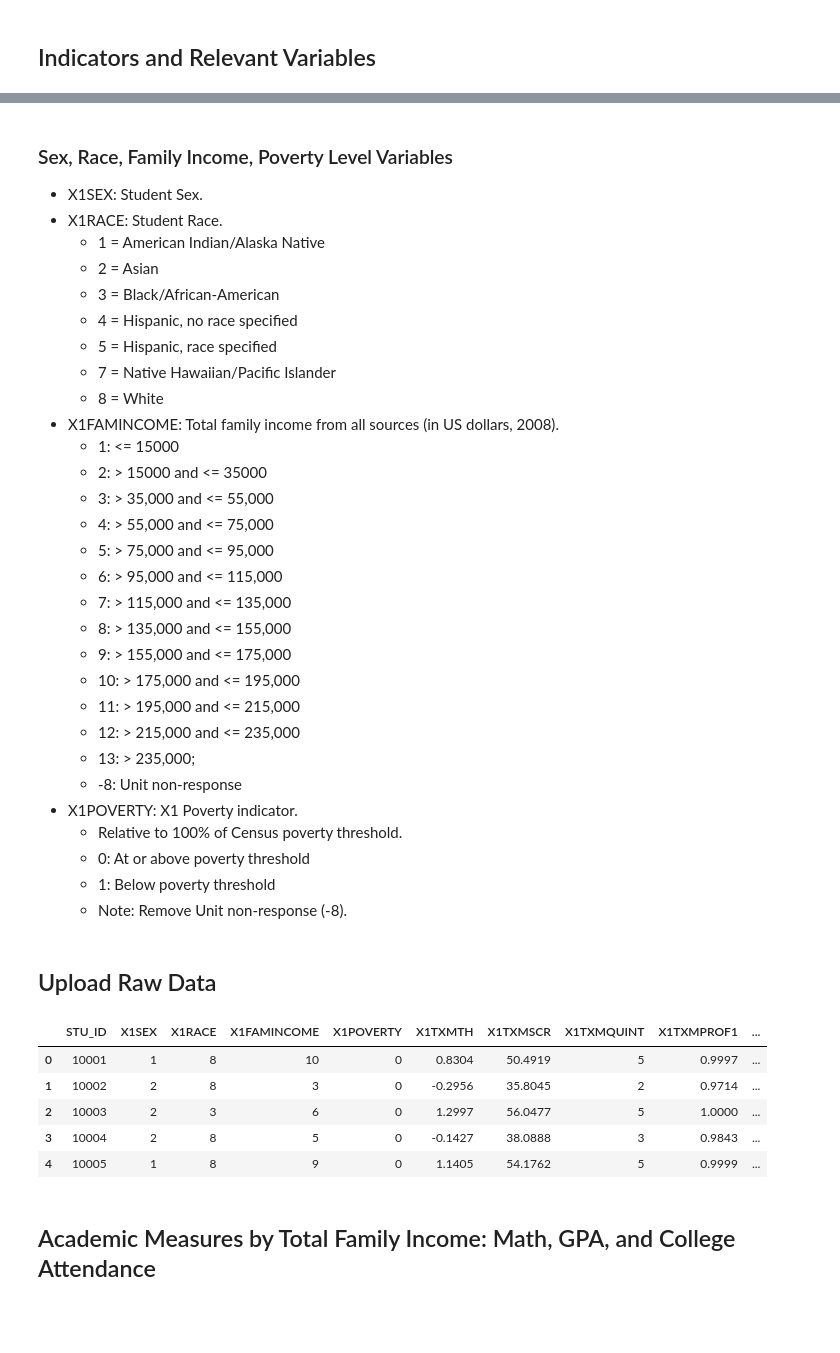
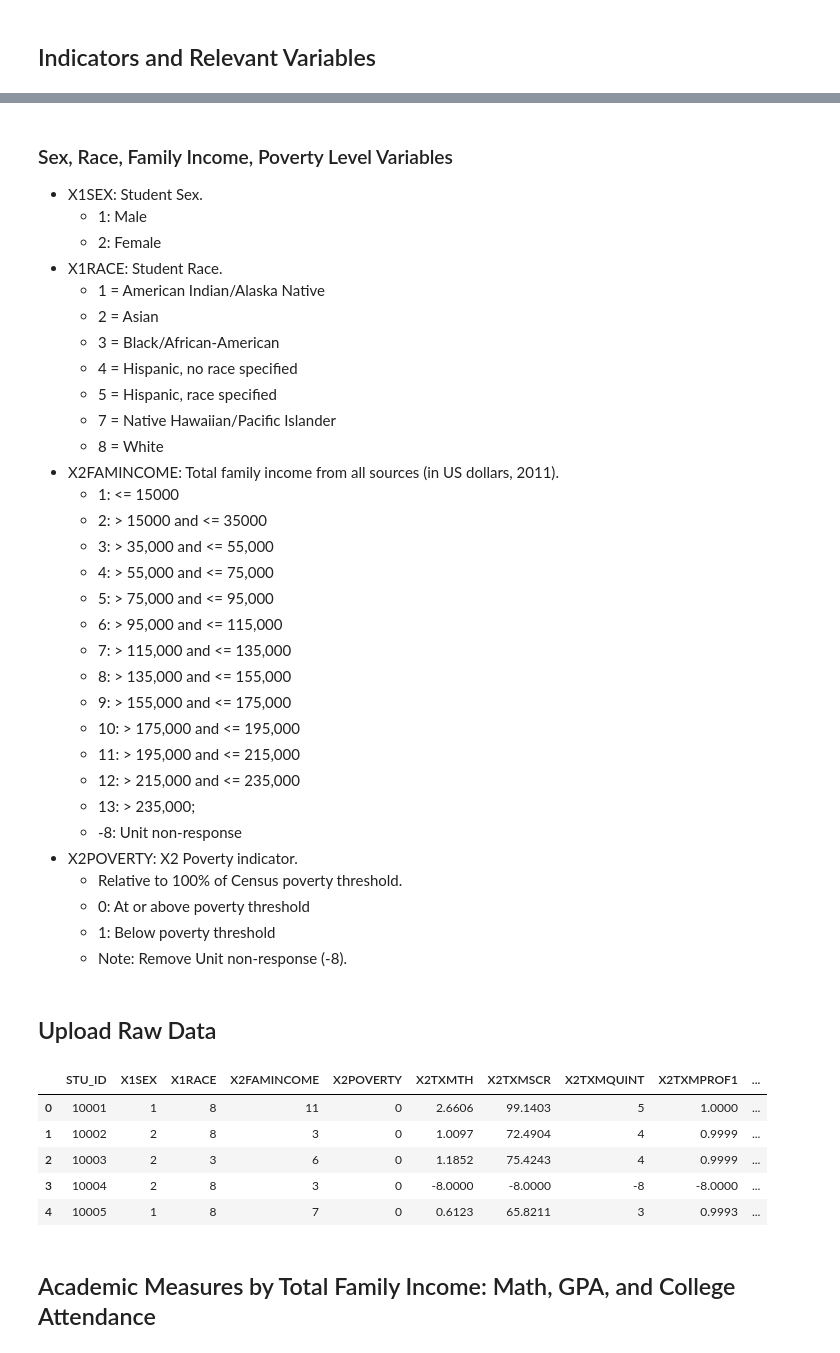
Before and after one commit to adamzuyang/Ursatech-Adam, a Jupyter notebook: HSLS Data Analysis, Academic Performance as Related to Family Income, Poverty, and Race.ipynb, the cells around one changed output, grey strips where cells are left out. Cells and saved outputs as stored; diff of their text form; code cells hidden in the pictures; blank space fills up the shorter version.

```diff
--- a/HSLS Data Analysis, Academic Performance as Related to Family Income, Poverty, and Race.ipynb
+++ b/HSLS Data Analysis, Academic Performance as Related to Family Income, Poverty, and Race.ipynb
@@ -60,6 +60,8 @@ sns.set(rc={'figure.figsize':(11.7, 8.27)})
 # %% [markdown]
 ### Sex, Race, Family Income, Poverty Level Variables
 - X1SEX: Student Sex.
+    - 1: Male
+    - 2: Female
 - X1RACE: Student Race.
     - 1 = American Indian/Alaska Native
     - 2 = Asian
@@ -68,7 +70,7 @@ sns.set(rc={'figure.figsize':(11.7, 8.27)})
     - 5 = Hispanic, race specified
     - 7 = Native Hawaiian/Pacific Islander
     - 8 = White
-- X1FAMINCOME: Total family income from all sources (in US dollars, 2008).
+- X2FAMINCOME: Total family income from all sources (in US dollars, 2011).
     - 1: <= 15000
     - 2: > 15000 and <= 35000
     - 3: > 35,000 and <= 55,000
@@ -83,7 +85,7 @@ sns.set(rc={'figure.figsize':(11.7, 8.27)})
     - 12: > 215,000 and <= 235,000
     - 13: > 235,000;
     - -8: Unit non-response
-- X1POVERTY: X1 Poverty indicator.
+- X2POVERTY: X2 Poverty indicator.
     - Relative to 100% of Census poverty threshold.
     - 0: At or above poverty threshold
     - 1: Below poverty threshold
@@ -91,20 +93,23 @@ sns.set(rc={'figure.figsize':(11.7, 8.27)})
 # %% [markdown]
 ## Upload Raw Data <a class="anchor" id="data"></a>
 # %%
-hsls_student = pd.read_csv('../data/HSLS_2017_Datasets/hsls_17_student.csv')
+hsls_student = pd.read_csv('../data/HSLS_2017_Datasets/hsls_17_student.csv',
+                           usecols=['STU_ID', 'X1SEX', 'X1RACE', 'X2FAMINCOME', 'X2POVERTY', 'X2TXMTH',
+                                    'X2TXMSCR', 'X2TXMQUINT','X2TXMPROF1', 'X2TXMPROF2', 'X2TXMPROF3',
+                                    'X2TXMPROF4', 'X2TXMPROF5', 'S3CLGFT', 'S4HSGPA'])
 # %%
 # Collect above variables into a single dataframe
-indicators = hsls_student[['STU_ID', 'X1SEX', 'X1RACE', 'X1FAMINCOME', 'X1POVERTY', 'X1TXMTH',
-                           'X1TXMSCR', 'X1TXMQUINT','X1TXMPROF1', 'X1TXMPROF2', 'X1TXMPROF3',
-                           'X1TXMPROF4', 'X1TXMPROF5', 'S3CLGFT', 'S4HSGPA']]
+indicators = hsls_student[['STU_ID', 'X1SEX', 'X1RACE', 'X2FAMINCOME', 'X2POVERTY', 'X2TXMTH',
+                           'X2TXMSCR', 'X2TXMQUINT','X2TXMPROF1', 'X2TXMPROF2', 'X2TXMPROF3',
+                           'X2TXMPROF4', 'X2TXMPROF5', 'S3CLGFT', 'S4HSGPA']]
 indicators.head()
 # %% [output]
-|  | STU_ID | X1SEX | X1RACE | X1FAMINCOME | X1POVERTY | X1TXMTH | X1TXMSCR | X1TXMQUINT | X1TXMPROF1 | ... |
-| 0 | 10001 | 1 | 8 | 10 | 0 | 0.8304 | 50.4919 | 5 | 0.9997 | ... |
-| 1 | 10002 | 2 | 8 | 3 | 0 | -0.2956 | 35.8045 | 2 | 0.9714 | ... |
-| 2 | 10003 | 2 | 3 | 6 | 0 | 1.2997 | 56.0477 | 5 | 1.0000 | ... |
-| 3 | 10004 | 2 | 8 | 5 | 0 | -0.1427 | 38.0888 | 3 | 0.9843 | ... |
-| 4 | 10005 | 1 | 8 | 9 | 0 | 1.1405 | 54.1762 | 5 | 0.9999 | ... |
+|  | STU_ID | X1SEX | X1RACE | X2FAMINCOME | X2POVERTY | X2TXMTH | X2TXMSCR | X2TXMQUINT | X2TXMPROF1 | ... |
+| 0 | 10001 | 1 | 8 | 11 | 0 | 2.6606 | 99.1403 | 5 | 1.0000 | ... |
+| 1 | 10002 | 2 | 8 | 3 | 0 | 1.0097 | 72.4904 | 4 | 0.9999 | ... |
+| 2 | 10003 | 2 | 3 | 6 | 0 | 1.1852 | 75.4243 | 4 | 0.9999 | ... |
+| 3 | 10004 | 2 | 8 | 3 | 0 | -8.0000 | -8.0000 | -8 | -8.0000 | ... |
+| 4 | 10005 | 1 | 8 | 7 | 0 | 0.6123 | 65.8211 | 3 | 0.9993 | ... |
 # %% [markdown]
 ## Academic Measures by Total Family Income: Math, GPA, and College Attendance <a id='measuresByIncome'></a>
 # %% [markdown]
```
Also changed, not shown: parts of 40 cells of this notebook, 1 other file.
